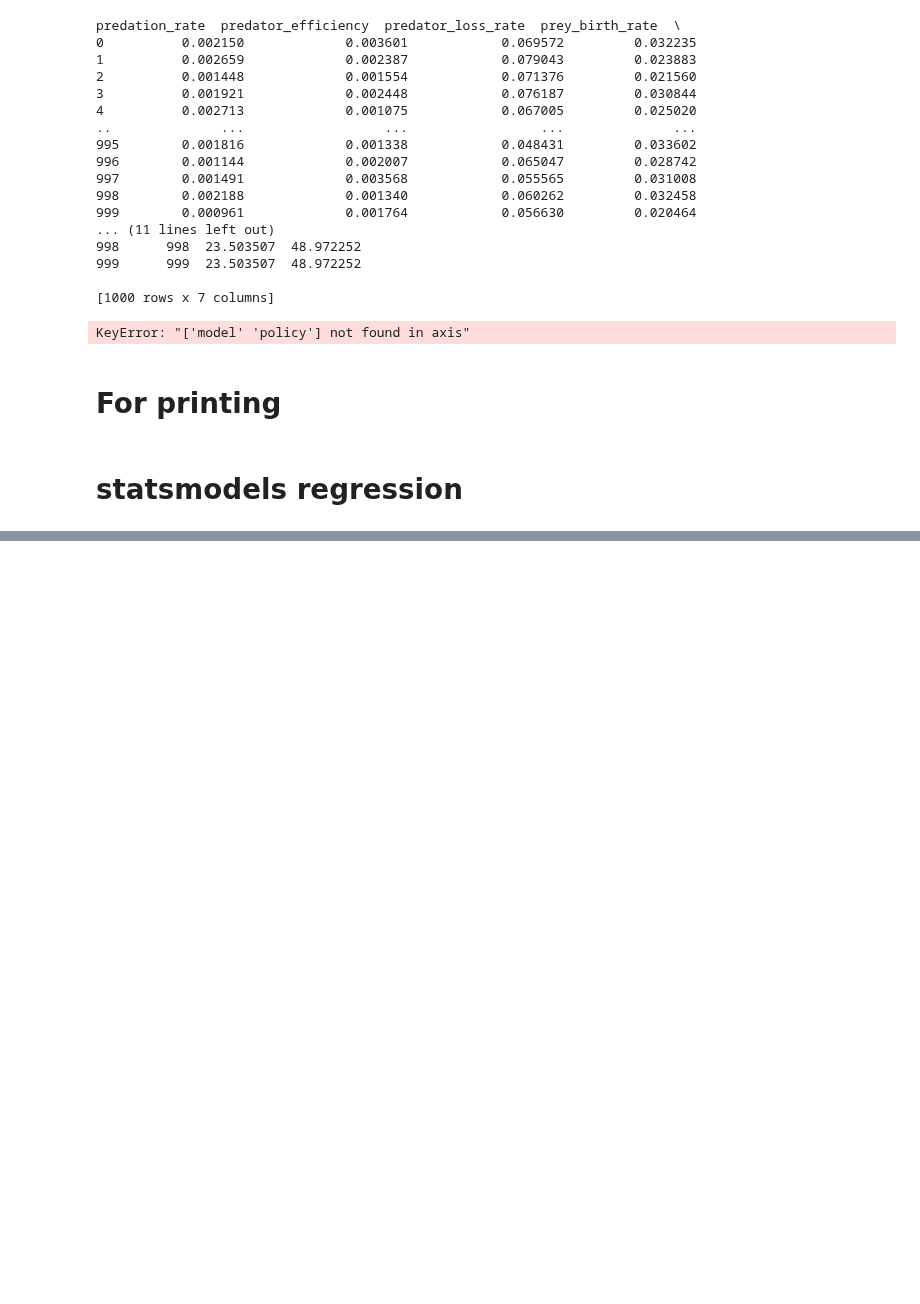
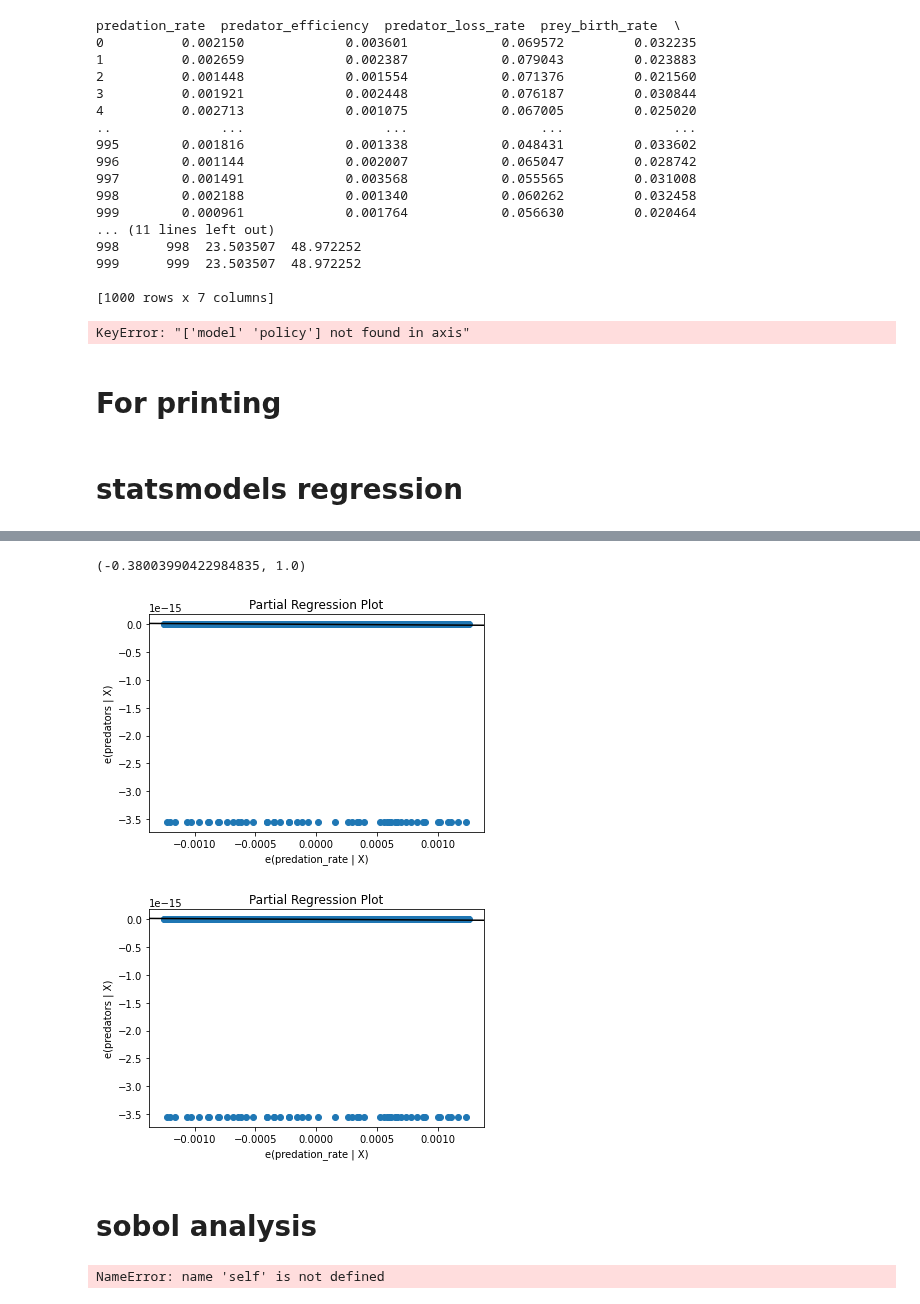
Before and after one commit to triple-capacho/EPA1361, a Jupyter notebook: Week 3-4 - vulnerability analysis/assignment 6 - sensitivity analysis.ipynb, the cells around one changed output, grey strips where cells are left out. Drawn from its saved outputs; the diff is of its cells as text; code cells hidden in the pictures; blank space fills up the shorter version.

Commit message:
start of sobol analysis

```diff
--- a/Week 3-4 - vulnerability analysis/assignment 6 - sensitivity analysis.ipynb
+++ b/Week 3-4 - vulnerability analysis/assignment 6 - sensitivity analysis.ipynb
@@ -177,0 +196,21 @@ print(res.summary())
+# %%
+print(sm.stats.linear_rainbow(res))
+sm.graphics.plot_partregress('predators', 'predation_rate', ['predator_efficiency', 'predator_loss_rate', 'prey_birth_rate'],
+                             data=fulldf, obs_labels=False)
+# %% [output]
+(-0.38003990422984835, 1.0)
+[figure, added]
+[figure, added]
+# %% [markdown]
+# sobol analysis
+# %%
+from ema_workbench.em_framework.salib_samplers import SobolSampler
+
+pizza = SobolSampler(False)
+pizza.generate_samples(py_model.uncertainties, size=1000)
+# pizza.sample(py_model, 1000)
+
+
+# pizza.sample(fulldf, )
+# %% [output]
+NameError: name 'self' is not defined
```
Also changed, not shown: parts of 1 cell of this notebook.
